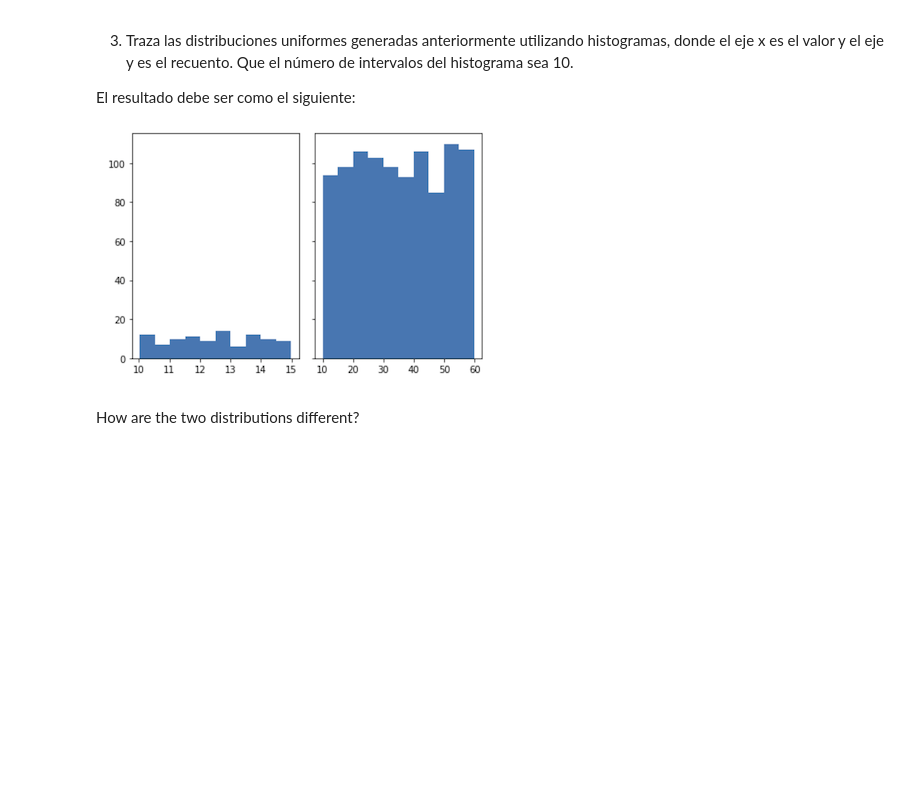
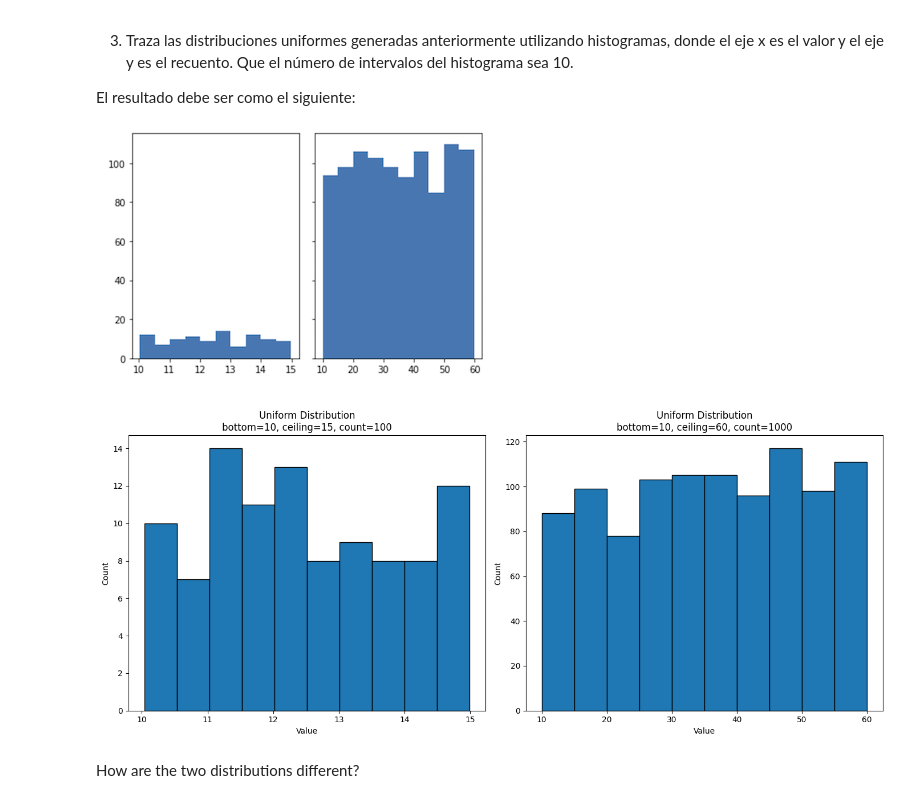
Before and after one commit to ironhack-ds-jcampos/lab-continuous-probability-distributions-es, a Jupyter notebook: your-code/main.ipynb, the cells around one changed output. Cells and saved outputs as stored; diff of their text form; code cells hidden in the pictures; blank space fills up the shorter version.

```diff
--- a/your-code/main.ipynb
+++ b/your-code/main.ipynb
@@ -60,3 +54,31 @@ El resultado debe ser como el siguiente:
+# %%
+def generate_uniform_random_numbers(bottom, ceiling, count):
+    return uniform.rvs(loc=bottom, scale=ceiling-bottom, size=count)
+# %%
+params1 = {'bottom': 10, 'ceiling': 15, 'count': 100}
+params2 = {'bottom': 10, 'ceiling': 60, 'count': 1000}
+
+random_numbers1 = generate_uniform_random_numbers(**params1)
+random_numbers2 = generate_uniform_random_numbers(**params2)
+# %%
+plt.figure(figsize=(14, 6))
+
+plt.subplot(1, 2, 1)
+plt.hist(random_numbers1, bins=10, edgecolor='black')
+plt.title('Uniform Distribution\nbottom=10, ceiling=15, count=100')
+plt.xlabel('Value')
+plt.ylabel('Count')
+
+plt.subplot(1, 2, 2)
+plt.hist(random_numbers2, bins=10, edgecolor='black')
+plt.title('Uniform Distribution\nbottom=10, ceiling=60, count=1000')
+plt.xlabel('Value')
+plt.ylabel('Count')
+
+plt.tight_layout()
+plt.show()
+# %% [output]
+[figure, added]
 # %% [markdown]
 How are the two distributions different?
 # %%
```
Also changed, not shown: parts of 5 cells of this notebook.
